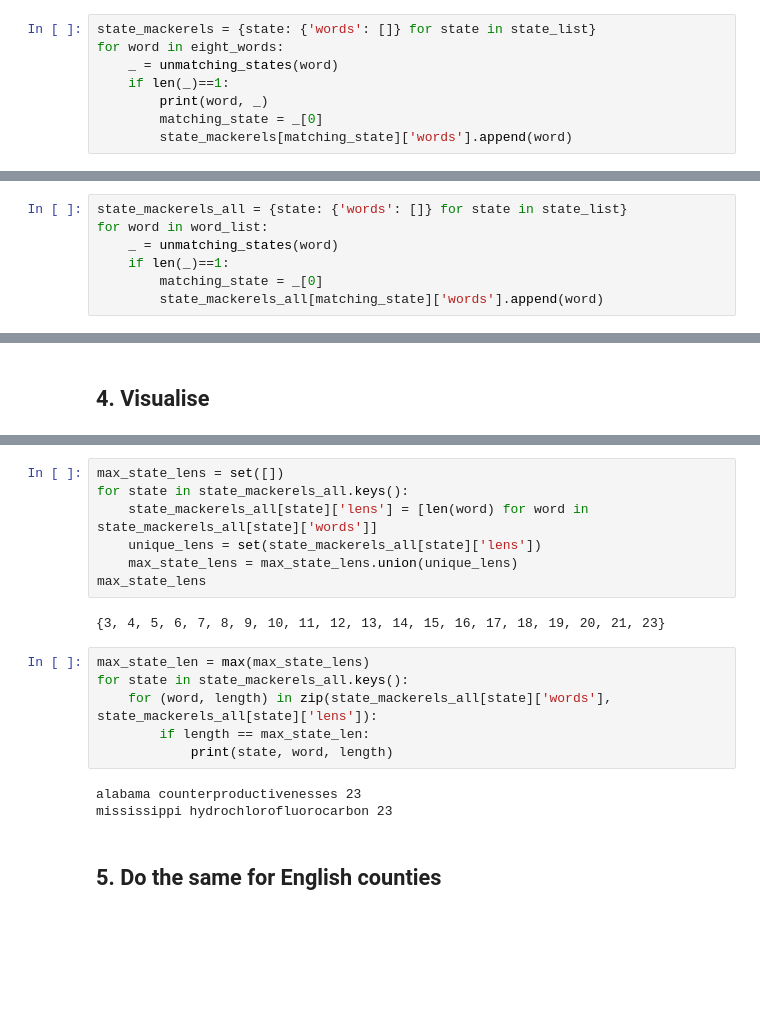
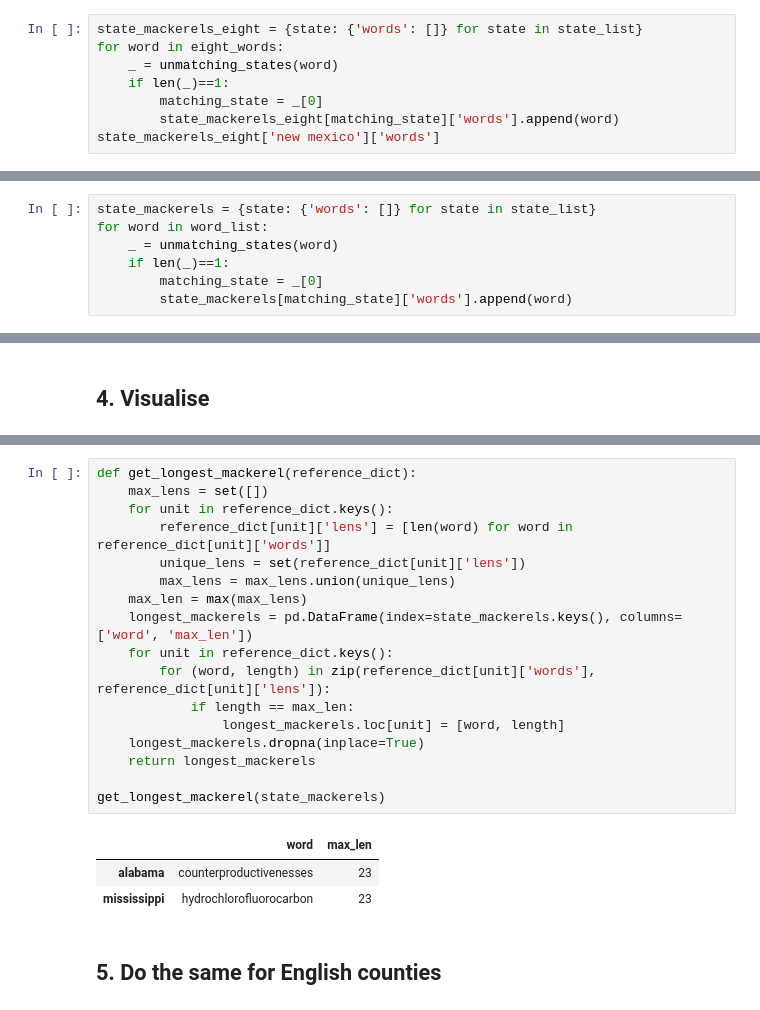
Before and after one commit to setalyas/Riddler, a Jupyter notebook: 2020-05-20 Riddler_Classic Fishy states.ipynb, the cells around one changed output, grey strips where cells are left out. Drawn from its saved outputs; the diff is of its cells as text; blank space fills up the shorter version.

```diff
--- a/2020-05-20 Riddler_Classic Fishy states.ipynb
+++ b/2020-05-20 Riddler_Classic Fishy states.ipynb
@@ -118,9 +120,9 @@ print(eight_words[:10], len(eight_words))
 # %%
-state_mackerels = {state: {'words': []} for state in state_list}
+state_mackerels_eight = {state: {'words': []} for state in state_list}
 for word in eight_words:
     _ = unmatching_states(word)
     if len(_)==1:
-        print(word, _)
         matching_state = _[0]
-        state_mackerels[matching_state]['words'].append(word)
+        state_mackerels_eight[matching_state]['words'].append(word)
+state_mackerels_eight['new mexico']['words']
 # %% [output]
@@ -144,10 +136,10 @@ zymogram ['tennessee']
 # %% [markdown]
 ## 3. Get all the mackerels from the word list
 # %%
-state_mackerels_all = {state: {'words': []} for state in state_list}
+state_mackerels = {state: {'words': []} for state in state_list}
 for word in word_list:
     _ = unmatching_states(word)
     if len(_)==1:
         matching_state = _[0]
-        state_mackerels_all[matching_state]['words'].append(word)
+        state_mackerels[matching_state]['words'].append(word)
 # %%
@@ -251,21 +213,24 @@ plot_list_length(state_list, state_mackerels_all, "state")
-# %%
-max_state_lens = set([])
-for state in state_mackerels_all.keys():
-    state_mackerels_all[state]['lens'] = [len(word) for word in state_mackerels_all[state]['words']]
-    unique_lens = set(state_mackerels_all[state]['lens'])
-    max_state_lens = max_state_lens.union(unique_lens)
-max_state_lens
-# %% [output]
-{3, 4, 5, 6, 7, 8, 9, 10, 11, 12, 13, 14, 15, 16, 17, 18, 19, 20, 21, 23}
-# %%
-max_state_len = max(max_state_lens)
-for state in state_mackerels_all.keys():
-    for (word, length) in zip(state_mackerels_all[state]['words'], state_mackerels_all[state]['lens']):
-        if length == max_state_len:
-            print(state, word, length)
-# %% [output]
-alabama counterproductivenesses 23
-mississippi hydrochlorofluorocarbon 23
+# %%
+def get_longest_mackerel(reference_dict):
+    max_lens = set([])
+    for unit in reference_dict.keys():
+        reference_dict[unit]['lens'] = [len(word) for word in reference_dict[unit]['words']]
+        unique_lens = set(reference_dict[unit]['lens'])
+        max_lens = max_lens.union(unique_lens)
+    max_len = max(max_lens)
+    longest_mackerels = pd.DataFrame(index=state_mackerels.keys(), columns=['word', 'max_len'])
+    for unit in reference_dict.keys():
+        for (word, length) in zip(reference_dict[unit]['words'], reference_dict[unit]['lens']):
+            if length == max_len:
+                longest_mackerels.loc[unit] = [word, length]
+    longest_mackerels.dropna(inplace=True)
+    return longest_mackerels
+
+get_longest_mackerel(state_mackerels)
+# %% [output]
+|  | word | max_len |
+| alabama | counterproductivenesses | 23 |
+| mississippi | hydrochlorofluorocarbon | 23 |
 # %% [markdown]
 ## 5. Do the same for English counties
 # %%
```
Also changed, not shown: parts of 13 cells of this notebook, 2 other files.
